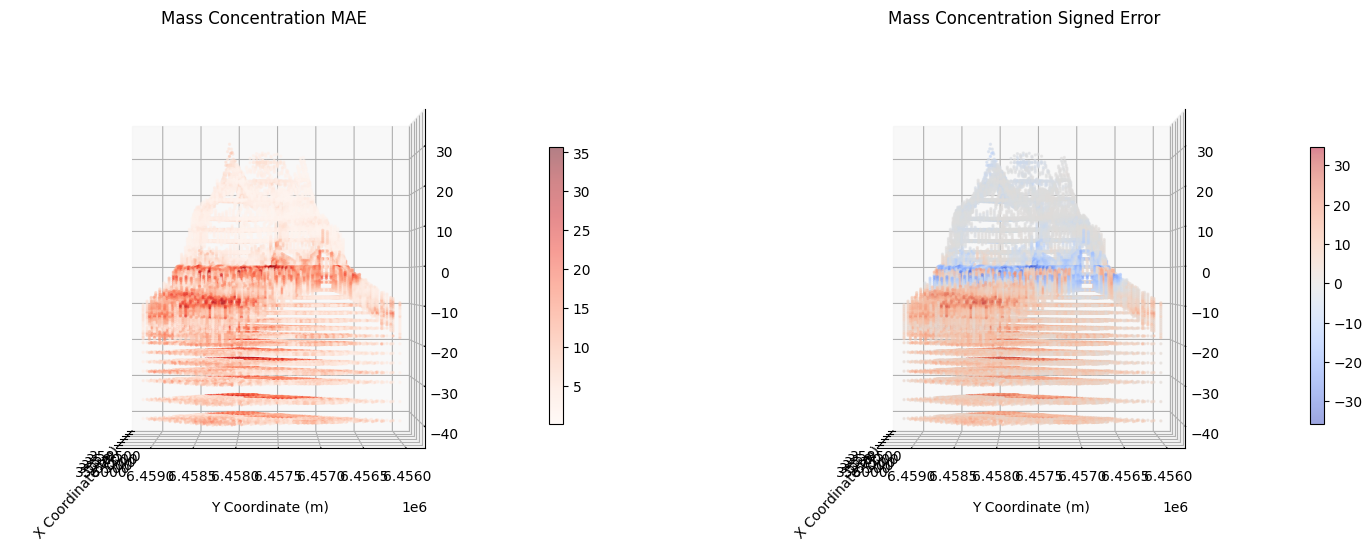
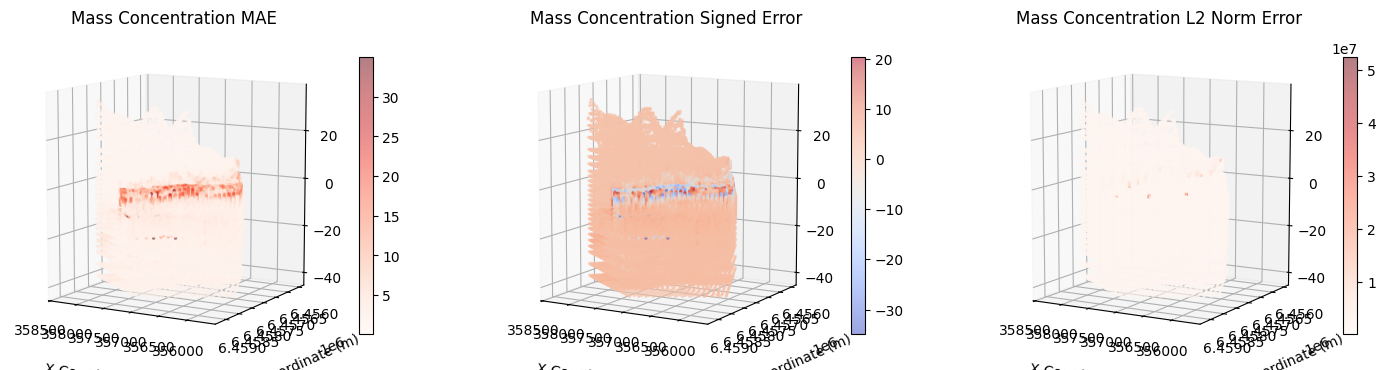
The change to this notebook cell's code, shown as a diff; its figure went from the first image to the second:
--- before
+++ after
@@ -1,4 +1,4 @@
 # Plot final time step error for mass concentration and hydraulic head in 3D scatter plot
-fig, axs = plt.subplots(1, 2, figsize=(18, 12), subplot_kw={'projection': '3d'})
+fig, axs = plt.subplots(1, 3, figsize=(18, 12), subplot_kw={'projection': '3d'})
 
 # MAE for mass concentration
@@ -30,11 +30,11 @@
 
 
-# # Plot L2 norm error for mass concentration
-# sc2 = axs[2].scatter(denorm_coords[:, 0], denorm_coords[:, 1], denorm_coords[:, 2], 
-#                     c=l2_mass_conc, cmap='Reds', alpha=0.5, s=2)
-# axs[2].set_title('Mass Concentration L2 Norm Error')
-# axs[2].set_xlabel('X Coordinate (m)')
-# axs[2].set_ylabel('Y Coordinate (m)')
-# plt.colorbar(sc2, ax=axs[2], shrink=0.3)
+# Plot L2 norm error for mass concentration
+sc2 = axs[2].scatter(denorm_coords[:, 0], denorm_coords[:, 1], denorm_coords[:, 2], 
+                    c=l2_mass_conc, cmap='Reds', alpha=0.5, s=2)
+axs[2].set_title('Mass Concentration L2 Norm Error')
+axs[2].set_xlabel('X Coordinate (m)')
+axs[2].set_ylabel('Y Coordinate (m)')
+plt.colorbar(sc2, ax=axs[2], shrink=0.3)
 
 
@@ -62,5 +62,5 @@
 
     # View Angle
-    ax.view_init(elev=0, azim=180)
+    ax.view_init(elev=10, azim=120)
 
     # Padding

Commit: refactor: clean up legacy HPC configs and update training visualization to support sparse validation epochs